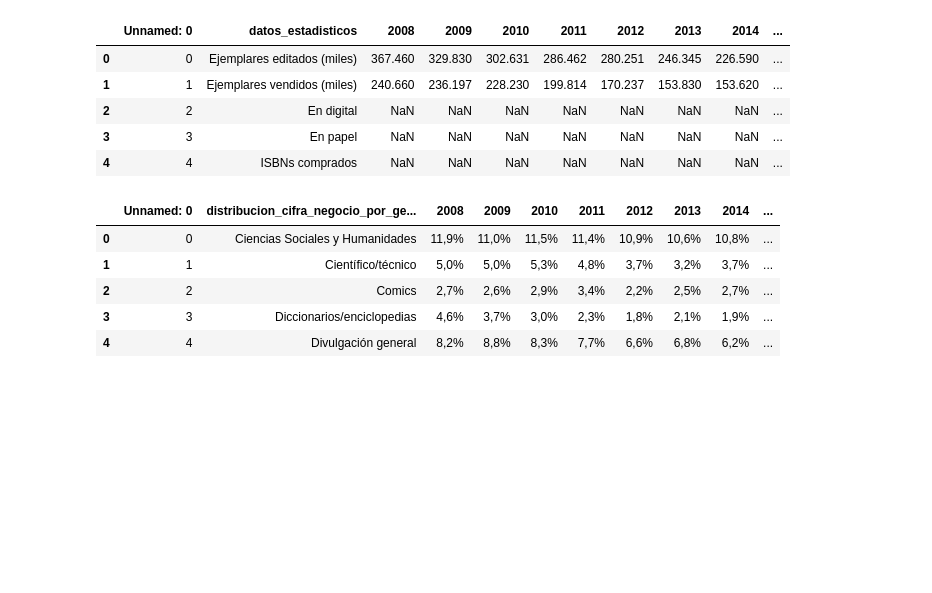
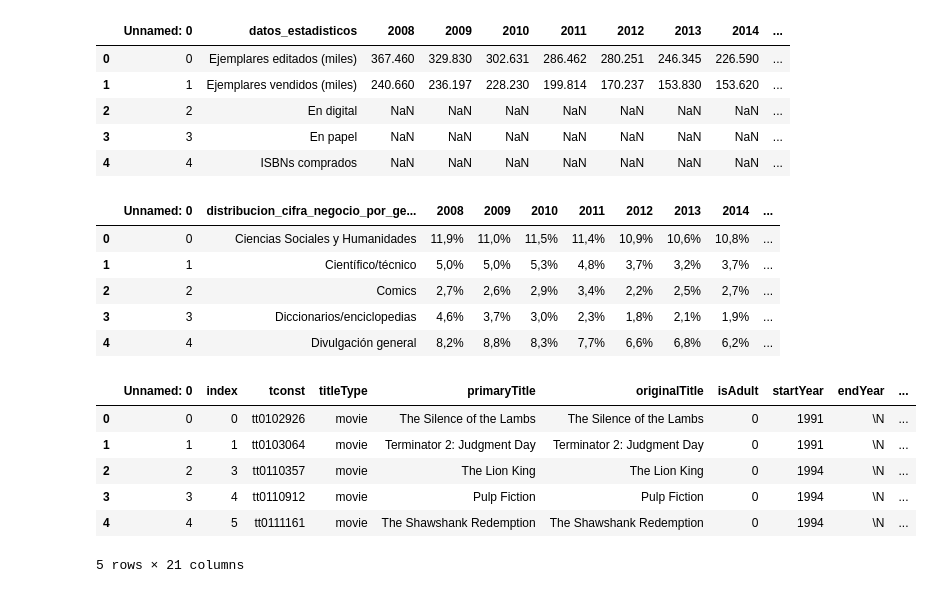
Before and after one commit to 4nn-1sM/Mercado_literario, a Jupyter notebook: notebooks/1-Definicion_EDA.ipynb, the cells around one changed output. Cells and saved outputs as stored; diff of their text form; code cells hidden in the pictures; blank space fills up the shorter version.

```diff
--- a/notebooks/1-Definicion_EDA.ipynb
+++ b/notebooks/1-Definicion_EDA.ipynb
@@ -38,6 +39,9 @@ df_5_abs_sec_esp = pd.DataFrame(pd.read_csv("../data/abs_sect_editorial_esp.csv"
 fuente_5 = "https://www.federacioneditores.org/datos-estadisticos-2020.php"
 df_6_dist_cifneg_gen = pd.DataFrame(pd.read_csv("../data/dist_cif_neg_genero_sect_editorial_esp.csv"))
 fuente_6 = "https://www.federacioneditores.org/datos-estadisticos-2020.php"
+
+fuente_8 = "https://www.kaggle.com/datasets/abdulszz/netflix-data"
+df_7_imdb = pd.DataFrame(pd.read_csv("../data/IMDB.csv"))
 # %% [markdown]
 ##### Vista previa de los datasets
 # %%
@@ -95,3 +99,13 @@ df_6_dist_cifneg_gen.head(5)
 | 2 | 2 | Comics | 2,7% | 2,6% | 2,9% | 3,4% | 2,2% | 2,5% | 2,7% | ... |
 | 3 | 3 | Diccionarios/enciclopedias | 4,6% | 3,7% | 3,0% | 2,3% | 1,8% | 2,1% | 1,9% | ... |
 | 4 | 4 | Divulgación general | 8,2% | 8,8% | 8,3% | 7,7% | 6,6% | 6,8% | 6,2% | ... |
+# %%
+df_7_imdb.head()
+# %% [output]
+|  | Unnamed: 0 | index | tconst | titleType | primaryTitle | originalTitle | isAdult | startYear | endYear | ... |
+| 0 | 0 | 0 | tt0102926 | movie | The Silence of the Lambs | The Silence of the Lambs | 0 | 1991 | \N | ... |
+| 1 | 1 | 1 | tt0103064 | movie | Terminator 2: Judgment Day | Terminator 2: Judgment Day | 0 | 1991 | \N | ... |
+| 2 | 2 | 3 | tt0110357 | movie | The Lion King | The Lion King | 0 | 1994 | \N | ... |
+| 3 | 3 | 4 | tt0110912 | movie | Pulp Fiction | Pulp Fiction | 0 | 1994 | \N | ... |
+| 4 | 4 | 5 | tt0111161 | movie | The Shawshank Redemption | The Shawshank Redemption | 0 | 1994 | \N | ... |
+5 rows × 21 columns
```
Also changed, not shown: parts of 1 cell of this notebook, 2 other files.
